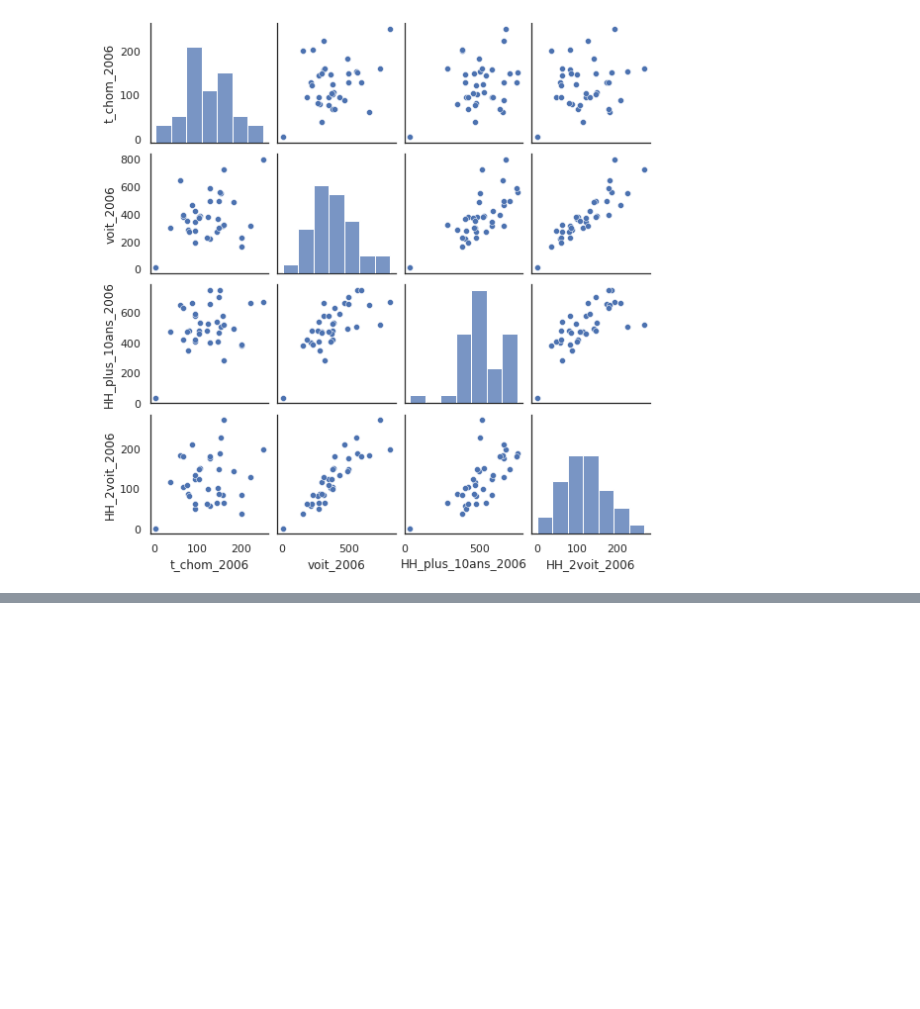
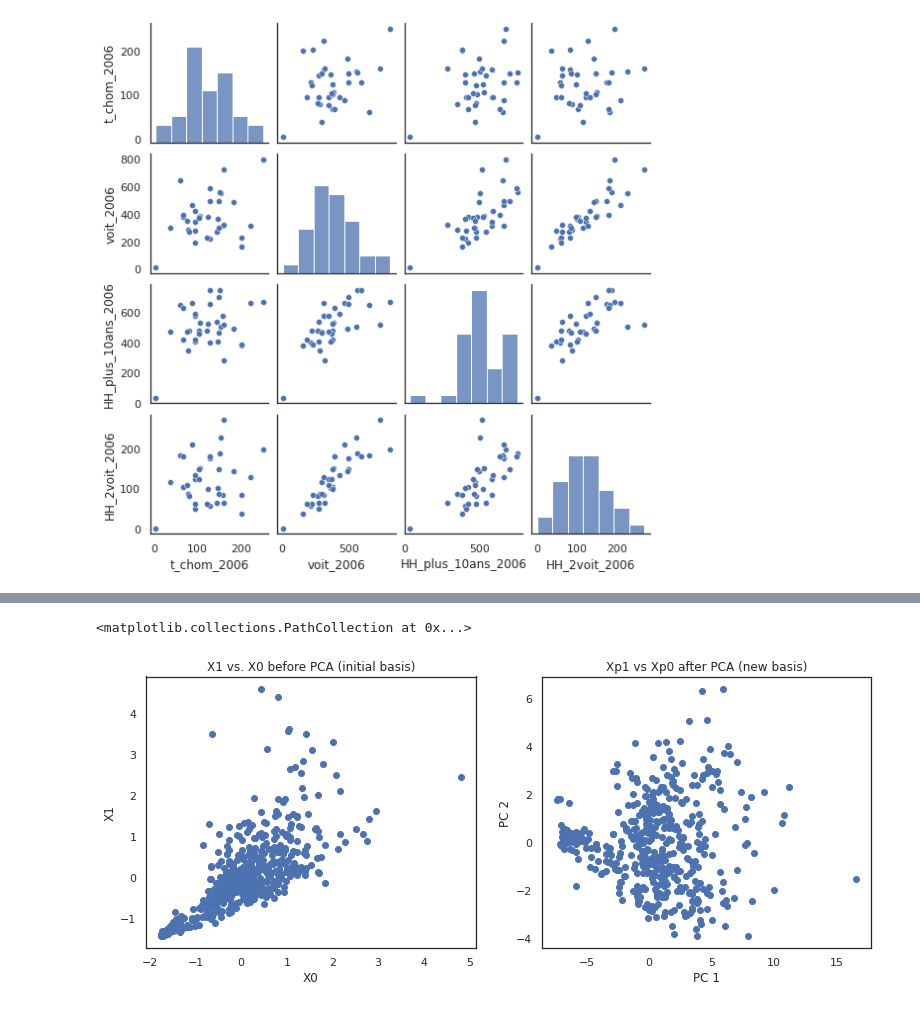
Before and after one commit to eangelid/trampact, a Jupyter notebook: notebooks/gentr_analysis.ipynb, the cells around one changed output, grey strips where cells are left out. Drawn from its saved outputs; the diff is of its cells as text; code cells hidden in the pictures; blank space fills up the shorter version.

```diff
--- a/notebooks/gentr_analysis.ipynb
+++ b/notebooks/gentr_analysis.ipynb
@@ -216,0 +325,6 @@ plt.show()
+# %%
+X_pca = bd_gent_2006_no_tx__scaled_PCA.to_numpy(copy=True) # What was the problem? Wrong datatype expected=numpy, passed:pd.DataFrame
+
+df = pd.DataFrame()
+df["vif_index"] = [vif(X_pca, i) for i in range(X_pca.shape[1])]
+df
@@ -216,0 +349,15 @@ plt.show()
+# %%
+X_scaled = bd_gent_2006_no_tx__scaled.to_numpy()
+
+plt.figure(figsize=(13,5))
+
+plt.subplot(1,2,1)
+plt.title('X1 vs. X0 before PCA (initial basis)'); plt.xlabel('X0'); plt.ylabel('X1')
+plt.scatter(X_scaled[:,0], X_scaled[:,1])
+
+plt.subplot(1,2,2)
+plt.title('Xp1 vs Xp0 after PCA (new basis)'); plt.xlabel('PC 1'); plt.ylabel('PC 2')
+plt.scatter(X_pca[:,0], X_pca[:,1])
+# %% [output]
+<matplotlib.collections.PathCollection at 0x...>
+[figure, added]
```
Also changed, not shown: parts of 29 cells of this notebook.
